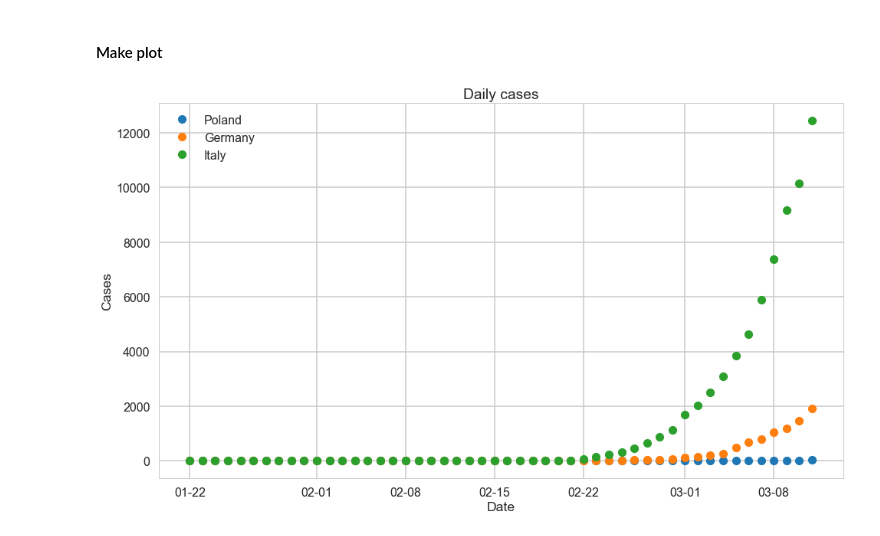
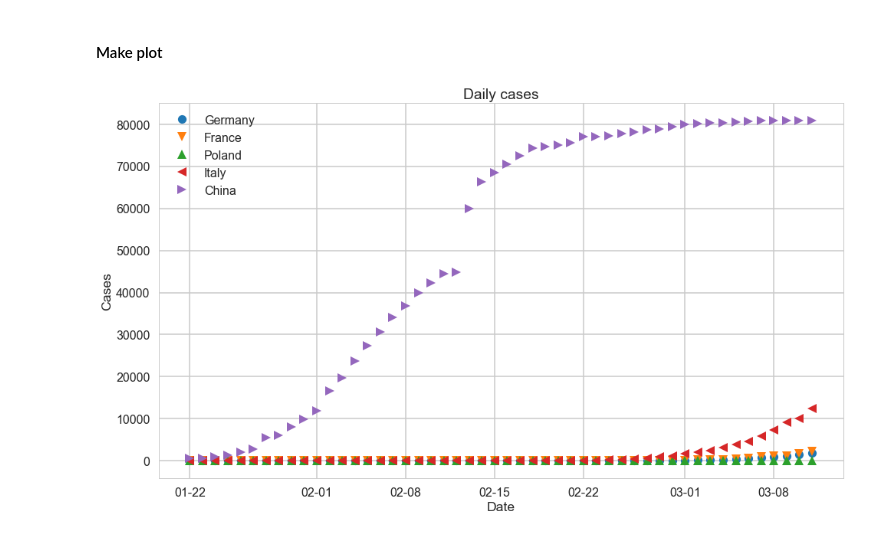
Before and after one commit to maciejj/corona_plot, a Jupyter notebook: plot_poland.ipynb, the cells around one changed output. Saved outputs shown, nothing was run; the diff lists cells and outputs as text; code cells hidden in the pictures.

```diff
--- a/plot_poland.ipynb
+++ b/plot_poland.ipynb
@@ -47,33 +66,34 @@ for el in data.columns:
 # %% [markdown]
 #### Choose countries to plot (separate by "," no spaces)
 # %%
-countries_to_plot="Poland,Germany,Italy".split(",")
+countries_to_plot="Germany,France,Poland,Italy,China".split(",")
 # %% [markdown]
 #### Make plot
 # %%
 ##extract data for each country
 dates=data["Date"].values
 countries=[]
 for country in countries_to_plot:
     countries.append(data[country].values)
 
 ## Create figure and plot space
 fig, ax = plt.subplots(figsize=(16, 9))
+marker = itertools.cycle(('o', 'v', '^', '<', '>', 's', 'S', 'p', 'P'))
 ## Add x-axis and y-axis
 for country, country_name in zip(countries, countries_to_plot):
-    ax.plot(dates, country, "o", label=country_name)
+    ax.plot(dates, country, marker=next(marker), linestyle='', label=country_name)
 ## Set title and labels for axes
 ax.set(xlabel="Date",
        ylabel="Cases",
        title="Daily cases")
 ## Define the date format
 date_form = DateFormatter("%m-%d")
 ax.xaxis.set_major_formatter(date_form)
 
 ## axes limits
 #ax.set_xlim([datetime.date(2020, 2, 10), datetime.date.today() + datetime.timedelta(days=3)])# datetime.date(2020, 3, 15)])
 #ax.set_ylim([0,100])
 ax.legend()
 plt.show()
 # %% [output]
-[figure, old version]
+[figure, new version]
```
Also changed, not shown: parts of 2 cells of this notebook, 8 other files.
